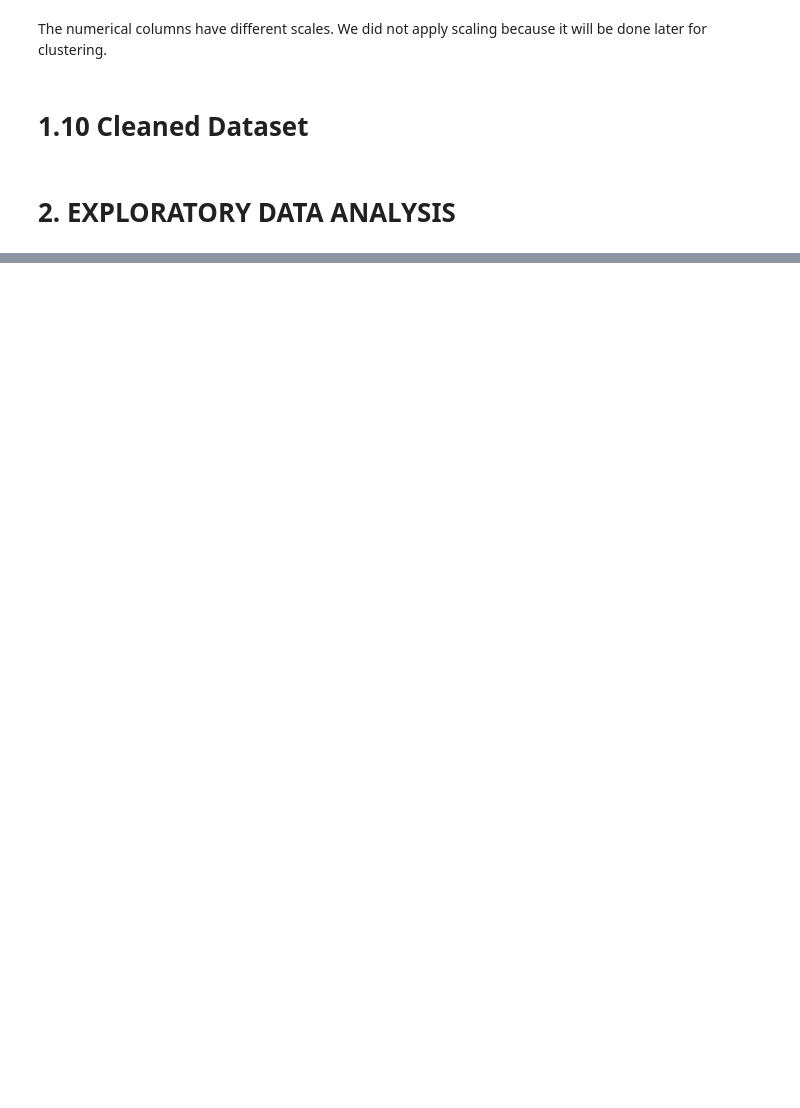
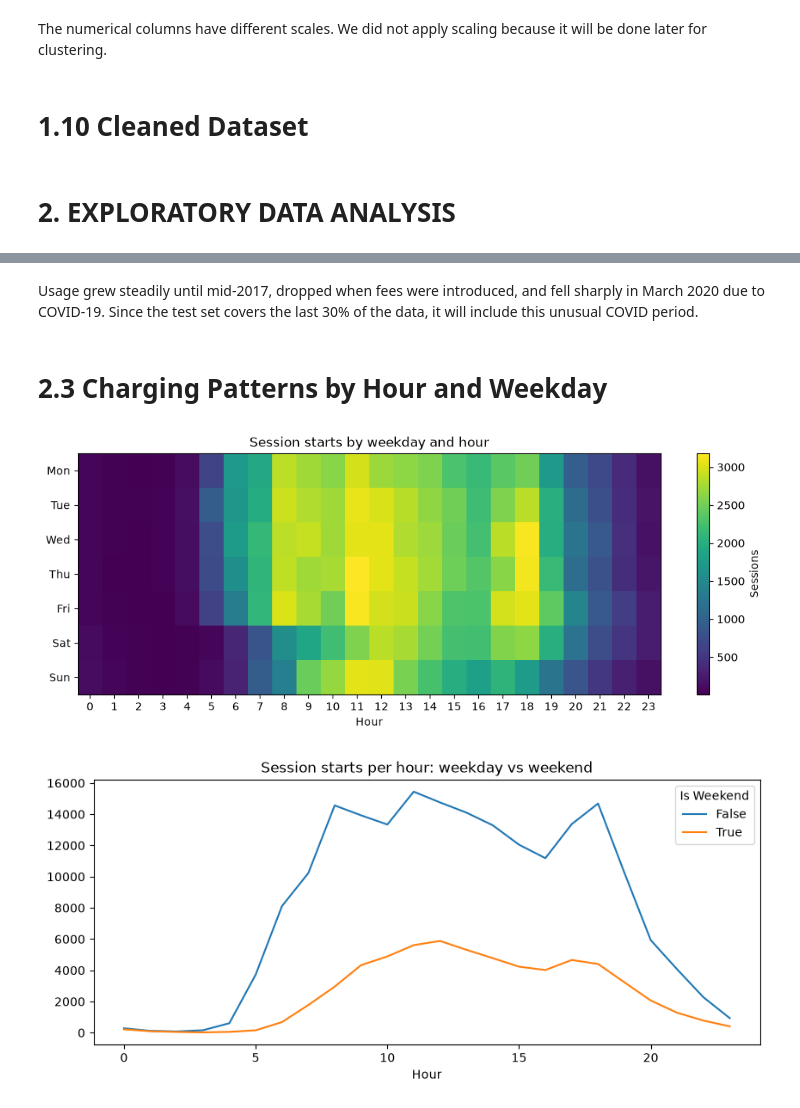
Before and after one commit to FridaGi/ITBA, a Jupyter notebook: ITBA_Project.ipynb, the cells around one changed output, grey strips where cells are left out. Drawn from its saved outputs; the diff is of its cells as text; code cells hidden in the pictures; blank space fills up the shorter version.

```diff
--- a/ITBA_Project.ipynb
+++ b/ITBA_Project.ipynb
@@ -269,0 +325,19 @@ df.to_csv("cleaned_data.csv", index=False)
+# %% [markdown]
+Usage grew steadily until mid-2017, dropped when fees were introduced, and fell sharply in March 2020 due to COVID-19. Since the test set covers the last 30% of the data, it will include this unusual COVID period.
+# %% [markdown]
+# 2.3 Charging Patterns by Hour and Weekday
+# %%
+pivot = df.pivot_table(index="Weekday", columns="Hour",
+                       values="Energy (kWh)", aggfunc="size")
+plt.figure(figsize=(12, 4))
+plt.imshow(pivot, aspect="auto", cmap="viridis")
+plt.yticks(range(7), ["Mon","Tue","Wed","Thu","Fri","Sat","Sun"])
+plt.xticks(range(24)); plt.colorbar(label="Sessions")
+plt.title("Session starts by weekday and hour"); plt.xlabel("Hour"); plt.show()
+
+df.groupby(["Is Weekend", "Hour"]).size().unstack(0).plot(
+    figsize=(10, 4), title="Session starts per hour: weekday vs weekend")
+plt.show()
+# %% [output]
+[figure, added]
+[figure, added]
```
Also changed, not shown: parts of 45 cells of this notebook, 1 other file.
